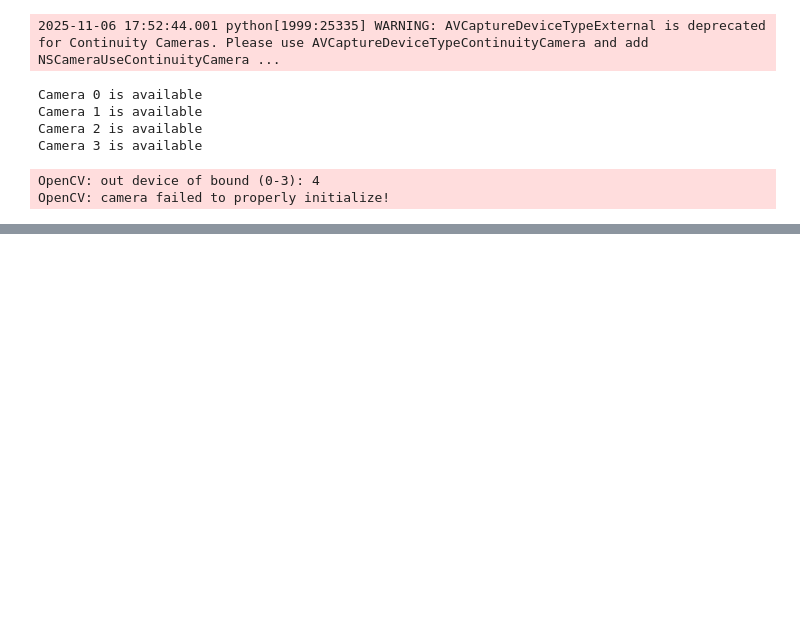
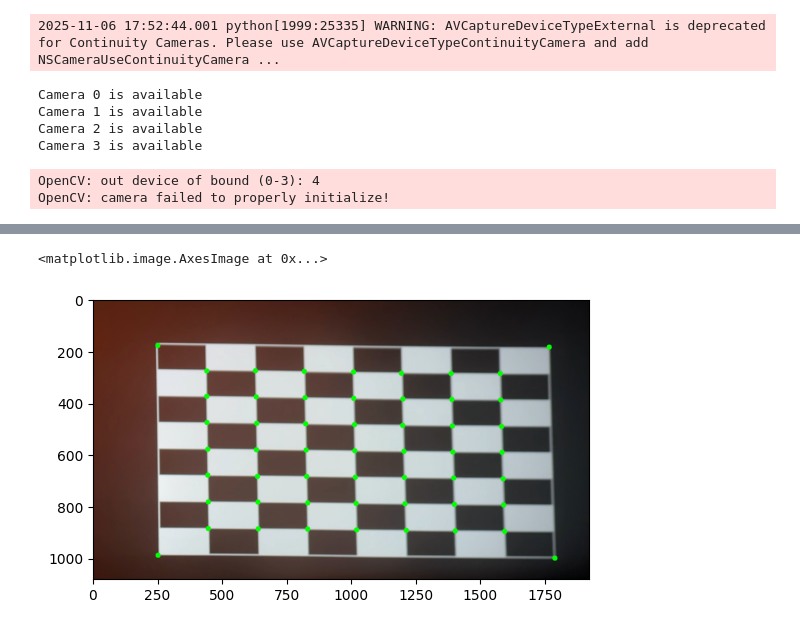
Before and after one commit to jsreed2003/TI-Image-Processing, a Jupyter notebook: keystone_correction/keystone_correction_camera_test.ipynb, the cells around one changed output, grey strips where cells are left out. Cells and saved outputs as stored; diff of their text form; code cells hidden in the pictures; blank space fills up the shorter version.

```diff
--- a/keystone_correction/keystone_correction_camera_test.ipynb
+++ b/keystone_correction/keystone_correction_camera_test.ipynb
@@ -49,0 +68,14 @@ Photo saved as my_photo.jpg
+# %%
+def getTopLeft(corner_i, corners, pattern_size):
+    x = [corners[i][0][0] for i in corner_i];
+    y = [corners[i][0][1] for i in corner_i];
+
+    # Finds the indices with the two smallest values of x and y.
+    two_xlowest = np.argpartition(x, 2 - 1);
+    two_ylowest = np.argpartition(y, 2 - 1);
+
+    top_left = two_xlowest[0]; # Find index that is in the bottom 2 values of both x and y.
+    if (two_ylowest[0] != top_left and two_ylowest[1] != top_left):
+        top_left = two_xlowest[1];
+
+    return top_left;
@@ -49,0 +115,29 @@ Photo saved as my_photo.jpg
+# %%
+# Find which index is the top-left corner.
+corner_i = [0, pattern_size[0] - 1, len(corners)-1, len(corners) - pattern_size[0]]
+top_left = getTopLeft(corner_i, corners, pattern_size);
+
+# 2D array then rotate corners matrix to get top-left corner to (0,0)
+corners = corners.reshape((pattern_size[0], pattern_size[1], 2));
+if(top_left == 3): k = -1; # k=-1 for clockwise 90 degrees.
+elif(top_left == 2): k = -2; # 180 degrees.
+elif(top_left == 1): k = -3; # clockwise 270 degrees.
+else: k = 0;
+corners = np.rot90(corners, k);
+
+# Corner detection gets more inaccurate as the distortion gets more extreme.
+top_left = corners[0, 0] - (corners[0,1] - corners[0,0]) - (corners[1,0] - corners[0,0])
+top_right = corners[0, -1] - (corners[0,-2] - corners[0,-1]) - (corners[1,-1] - corners[0,-1])
+bottom_left = corners[-1, 0] - (corners[-2,0] - corners[-1, 0]) - (corners[-1, 1] - corners[-1, 0])
+bottom_right = corners[-1, -1] - (corners[-2, -1] - corners[-1,-1]) - (corners[-1,-2] - corners[-1,-1])
+
+
+for corner in [top_left, top_right, bottom_left, bottom_right]:
+    x = int(corner[0]);
+    y = int(corner[1]);
+    cv2.circle(img, (x,y), 10, (0, 255, 0), -1)
+
+plt.imshow(img)
+# %% [output]
+<matplotlib.image.AxesImage at 0x...>
+[figure, added]
```
Also changed, not shown: parts of 6 cells of this notebook, 1 other file.
